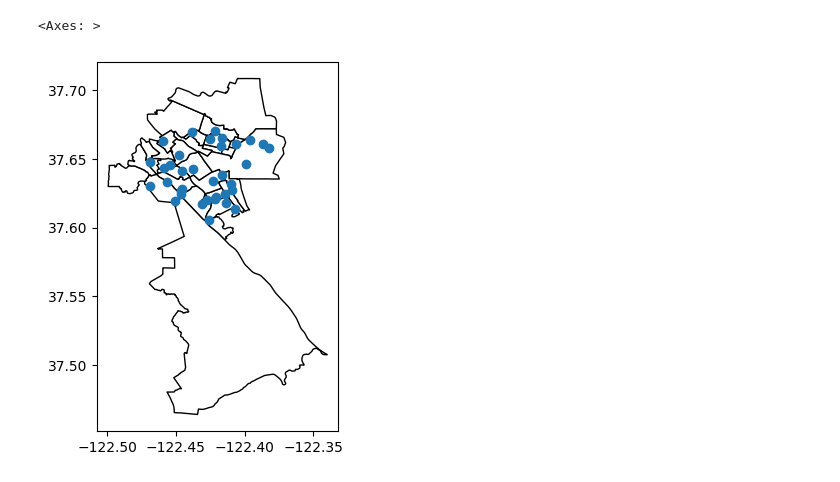
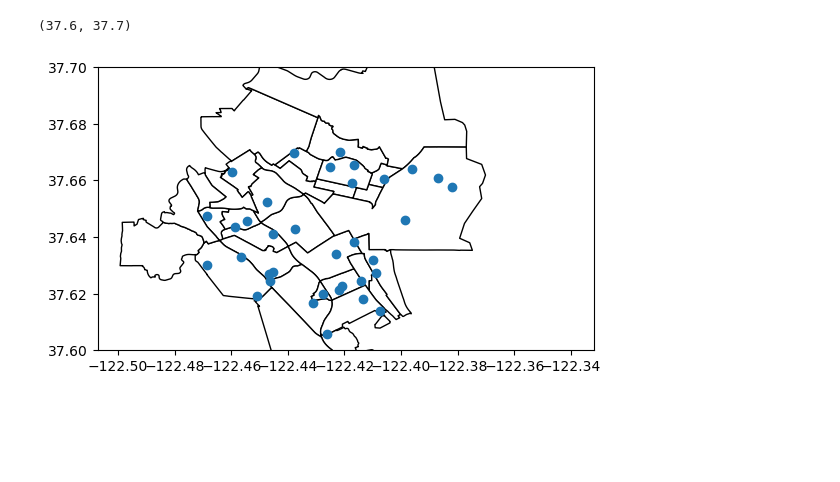
Before and after one commit to macks26/rise-south-city-dashboard, a Jupyter notebook: code/data_analysis_geo.ipynb, the cells around one changed output. Drawn from its saved outputs; the diff is of its cells as text; code cells hidden in the pictures; blank space fills up the shorter version.

```diff
--- a/code/data_analysis_geo.ipynb
+++ b/code/data_analysis_geo.ipynb
@@ -29,6 +28,7 @@ ssf_tracts = [
     '6024',
     '6025',
     '6026',
+    '6026.01',
     '6026.02',
     '6038.01',
     '6038.02',
@@ -81,6 +81,7 @@ metadata = gpd.read_file('../data/ASDS 2018-2023 for South San Francisco and San
 # %%
 base = ssf_sb_tracts.plot(edgecolor='black', color='white')
 metadata.plot(ax=base)
+base.set_ylim([37.60,37.70])
 # %% [output]
-<Axes: >
+(37.6, 37.7)
-[figure, old version]
+[figure, new version]
```
Also changed, not shown: parts of 29 cells of this notebook, 1 other file.
